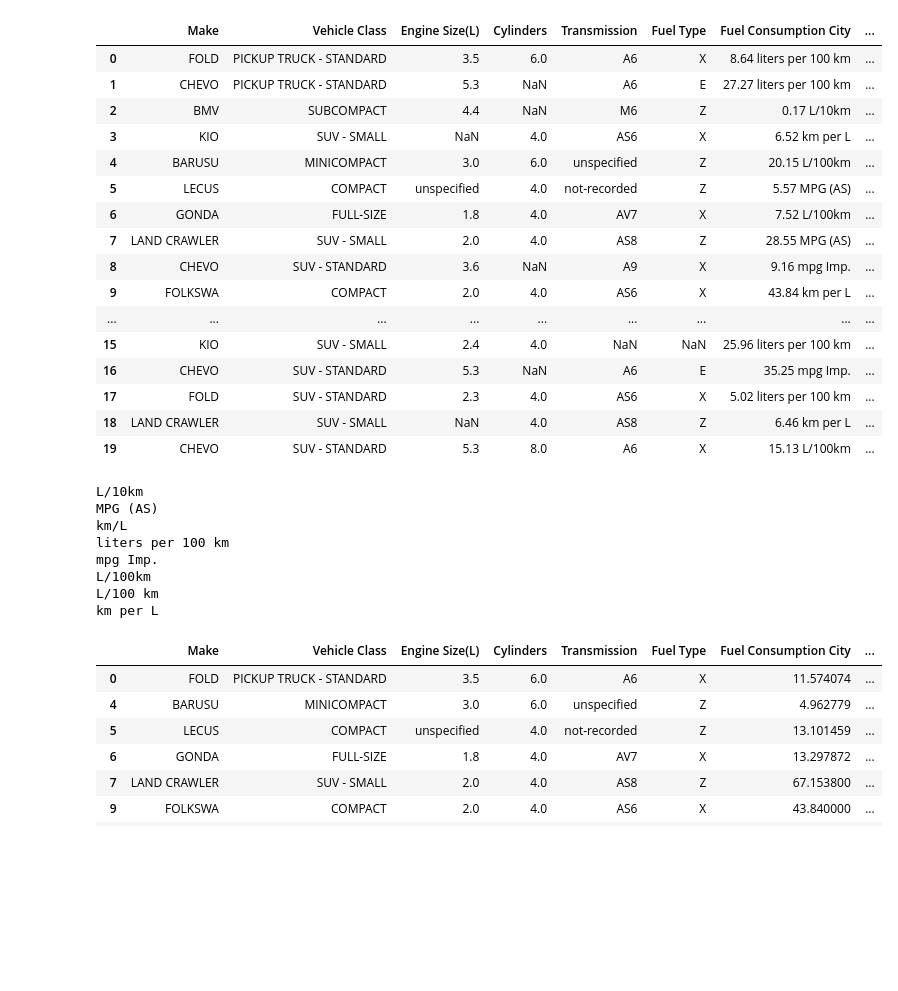
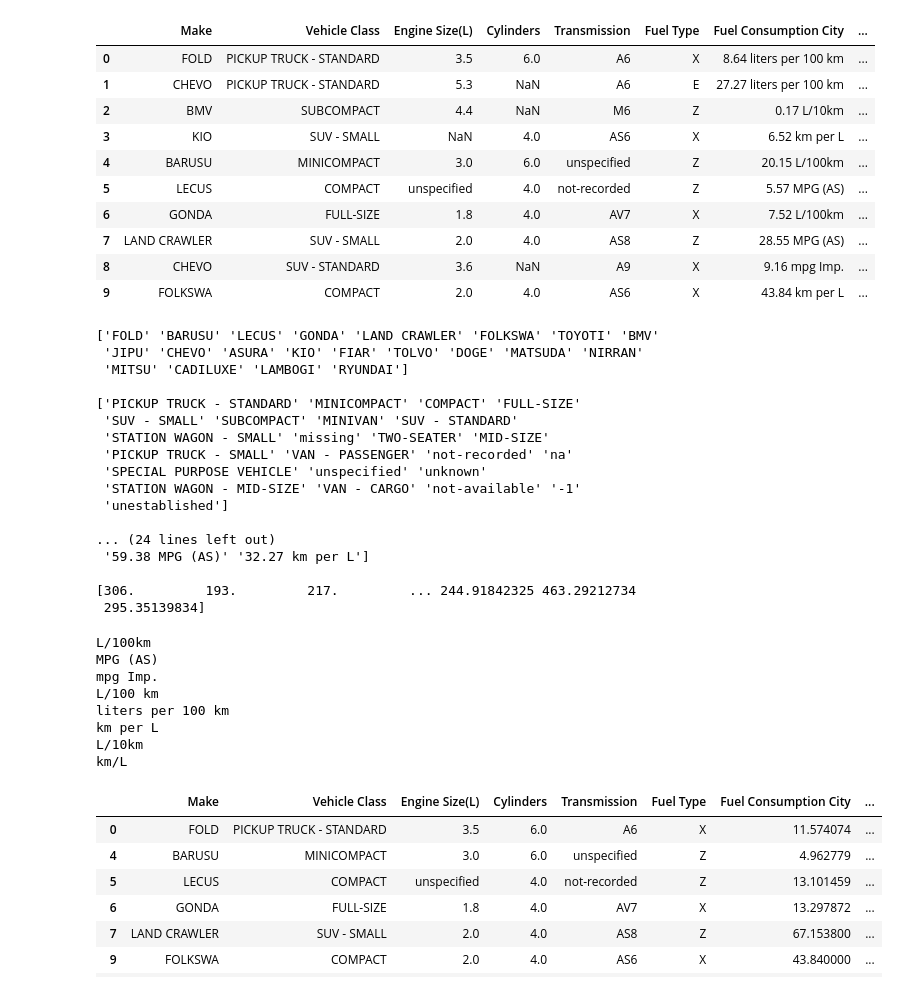
Before and after one commit to cenz19/DataSlayer1.0, a Jupyter notebook: 01. EDA.ipynb, the cells around one changed output. Saved outputs shown, nothing was run; the diff lists cells and outputs as text; code cells hidden in the pictures; blank space fills up the shorter version.

```diff
--- a/01. EDA.ipynb
+++ b/01. EDA.ipynb
@@ -5,22 +6,16 @@ import seaborn as sns
 # %%
 df = pd.read_csv("train.csv")
 df.drop(columns=["Id"], inplace=True)
-df.head(20)
+df.head(10)
 # %% [output]
 |  | Make | Vehicle Class | Engine Size(L) | Cylinders | Transmission | Fuel Type | Fuel Consumption City | ... |
 | 0 | FOLD | PICKUP TRUCK - STANDARD | 3.5 | 6.0 | A6 | X | 8.64 liters per 100 km | ... |
 | 1 | CHEVO | PICKUP TRUCK - STANDARD | 5.3 | NaN | A6 | E | 27.27 liters per 100 km | ... |
 | 2 | BMV | SUBCOMPACT | 4.4 | NaN | M6 | Z | 0.17 L/10km | ... |
 | 3 | KIO | SUV - SMALL | NaN | 4.0 | AS6 | X | 6.52 km per L | ... |
 | 4 | BARUSU | MINICOMPACT | 3.0 | 6.0 | unspecified | Z | 20.15 L/100km | ... |
 | 5 | LECUS | COMPACT | unspecified | 4.0 | not-recorded | Z | 5.57 MPG (AS) | ... |
 | 6 | GONDA | FULL-SIZE | 1.8 | 4.0 | AV7 | X | 7.52 L/100km | ... |
 | 7 | LAND CRAWLER | SUV - SMALL | 2.0 | 4.0 | AS8 | Z | 28.55 MPG (AS) | ... |
 | 8 | CHEVO | SUV - STANDARD | 3.6 | NaN | A9 | X | 9.16 mpg Imp. | ... |
 | 9 | FOLKSWA | COMPACT | 2.0 | 4.0 | AS6 | X | 43.84 km per L | ... |
-| ... | ... | ... | ... | ... | ... | ... | ... | ... |
-| 15 | KIO | SUV - SMALL | 2.4 | 4.0 | NaN | NaN | 25.96 liters per 100 km | ... |
-| 16 | CHEVO | SUV - STANDARD | 5.3 | NaN | A6 | E | 35.25 mpg Imp. | ... |
-| 17 | FOLD | SUV - STANDARD | 2.3 | 4.0 | AS6 | X | 5.02 liters per 100 km | ... |
-| 18 | LAND CRAWLER | SUV - SMALL | NaN | 4.0 | AS8 | Z | 6.46 km per L | ... |
-| 19 | CHEVO | SUV - STANDARD | 5.3 | 8.0 | A6 | X | 15.13 L/100km | ... |
@@ -27,3 +24,25 @@ df.head(20)
+# %%
+for column in df.columns:
+  print(df[column].unique())
+  print(" ")
+# %% [output]
+['FOLD' 'BARUSU' 'LECUS' 'GONDA' 'LAND CRAWLER' 'FOLKSWA' 'TOYOTI' 'BMV'
+ 'JIPU' 'CHEVO' 'ASURA' 'KIO' 'FIAR' 'TOLVO' 'DOGE' 'MATSUDA' 'NIRRAN'
+ 'MITSU' 'CADILUXE' 'LAMBOGI' 'RYUNDAI']
+
+['PICKUP TRUCK - STANDARD' 'MINICOMPACT' 'COMPACT' 'FULL-SIZE'
+ 'SUV - SMALL' 'SUBCOMPACT' 'MINIVAN' 'SUV - STANDARD'
+ 'STATION WAGON - SMALL' 'missing' 'TWO-SEATER' 'MID-SIZE'
+ 'PICKUP TRUCK - SMALL' 'VAN - PASSENGER' 'not-recorded' 'na'
+ 'SPECIAL PURPOSE VEHICLE' 'unspecified' 'unknown'
+ 'STATION WAGON - MID-SIZE' 'VAN - CARGO' 'not-available' '-1'
+ 'unestablished']
+
+... (24 lines left out)
+ '59.38 MPG (AS)' '32.27 km per L']
+
+[306.         193.         217.         ... 244.91842325 463.29212734
+ 295.35139834]
 # %%
 def is_float(num):
     try:
@@ -31,7 +50,6 @@ def is_float(num):
         return True
     except:
         return False
-df.dropna(inplace=True)
 list_temp=[]
 for record in df["Fuel Consumption City"]:
     try:
@@ -39,21 +57,20 @@ for record in df["Fuel Consumption City"]:
         list_temp.append(list_word[1])
     except:
         continue
-
 for rec in set(list_temp):
     if(is_float(rec)):
         continue
     else:
         print(rec)
 # %% [output]
+L/100km
+MPG (AS)
+mpg Imp.
+L/100 km
+liters per 100 km
+km per L
 L/10km
-MPG (AS)
 km/L
-liters per 100 km
-mpg Imp.
-L/100km
-L/100 km
-km per L
 # %%
 def convert_to_km_l(value, unit):
     if unit=="mpg Imp.":
```
Also changed, not shown: parts of 23 cells of this notebook, 2 other files.
